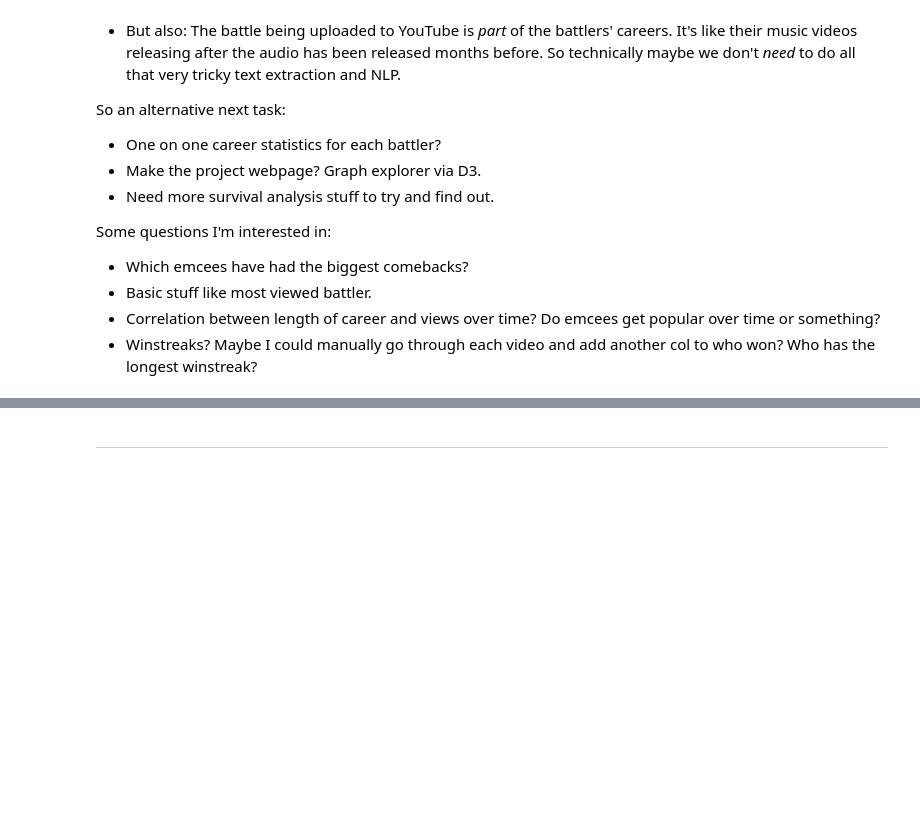
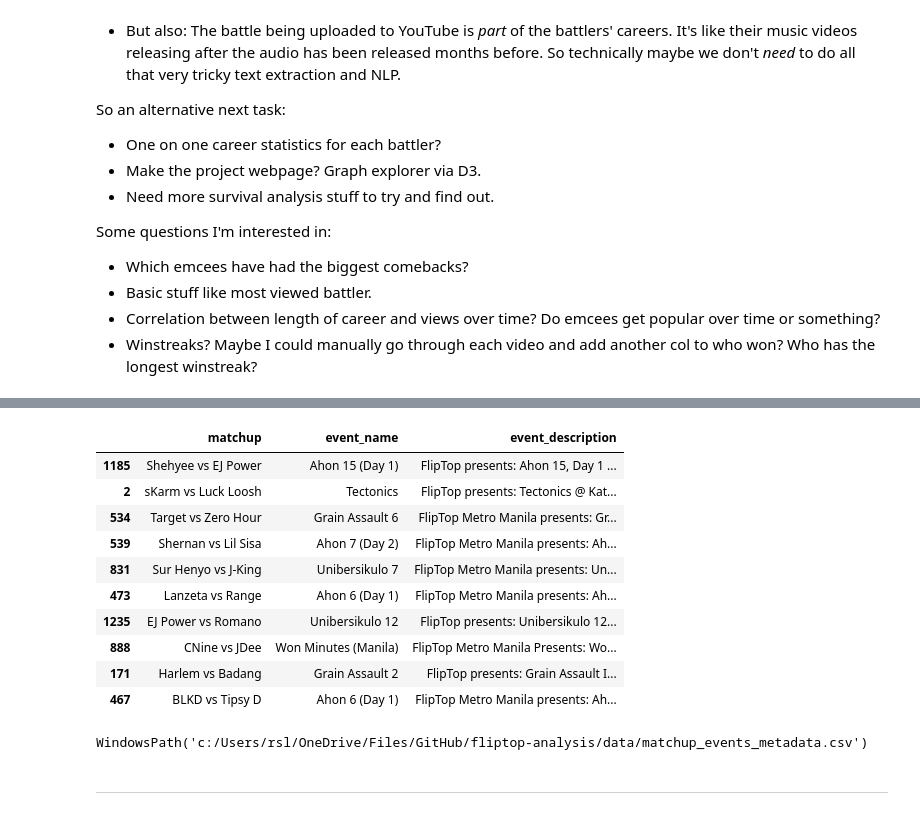
Before and after one commit to russluber/fliptop-analysis, a Jupyter notebook: notebooks/eda.ipynb, the cells around one changed output, grey strips where cells are left out. Saved outputs shown, nothing was run; the diff lists cells and outputs as text; code cells hidden in the pictures; blank space fills up the shorter version.

```diff
--- a/notebooks/eda.ipynb
+++ b/notebooks/eda.ipynb
@@ -949,3 +682,28 @@ Some questions I'm interested in:
+# %%
+df_all.sample(10)
+# %% [output]
+|  | matchup | event_name | event_description |
+| 1185 | Shehyee vs EJ Power | Ahon 15 (Day 1) | FlipTop presents: Ahon 15, Day 1 ... |
+| 2 | sKarm vs Luck Loosh | Tectonics | FlipTop presents: Tectonics @ Kat... |
+| 534 | Target vs Zero Hour | Grain Assault 6 | FlipTop Metro Manila presents: Gr... |
+| 539 | Shernan vs Lil Sisa | Ahon 7 (Day 2) | FlipTop Metro Manila presents: Ah... |
+| 831 | Sur Henyo vs J-King | Unibersikulo 7 | FlipTop Metro Manila presents: Un... |
+| 473 | Lanzeta vs Range | Ahon 6 (Day 1) | FlipTop Metro Manila presents: Ah... |
+| 1235 | EJ Power vs Romano | Unibersikulo 12 | FlipTop presents: Unibersikulo 12... |
+| 888 | CNine vs JDee | Won Minutes (Manila) | FlipTop Metro Manila Presents: Wo... |
+| 171 | Harlem vs Badang | Grain Assault 2 | FlipTop presents: Grain Assault I... |
+| 467 | BLKD vs Tipsy D | Ahon 6 (Day 1) | FlipTop Metro Manila presents: Ah... |
+# %%
+from pathlib import Path
+
+PROJECT_ROOT = Path.cwd().parent
+OUT = PROJECT_ROOT / "data" / "matchup_events_metadata.csv"
+OUT.parent.mkdir(exist_ok=True)
+
+df_all.to_csv(OUT, index=False, encoding="utf-8")  # or "utf-8-sig" for Excel on Windows
+OUT
+# %% [output]
+WindowsPath('c:/Users/rsl/OneDrive/Files/GitHub/fliptop-analysis/data/matchup_events_metadata.csv')
 # %% [markdown]
 ----
 # %% [markdown]
```
Also changed, not shown: parts of 53 cells of this notebook, 1 other file.
